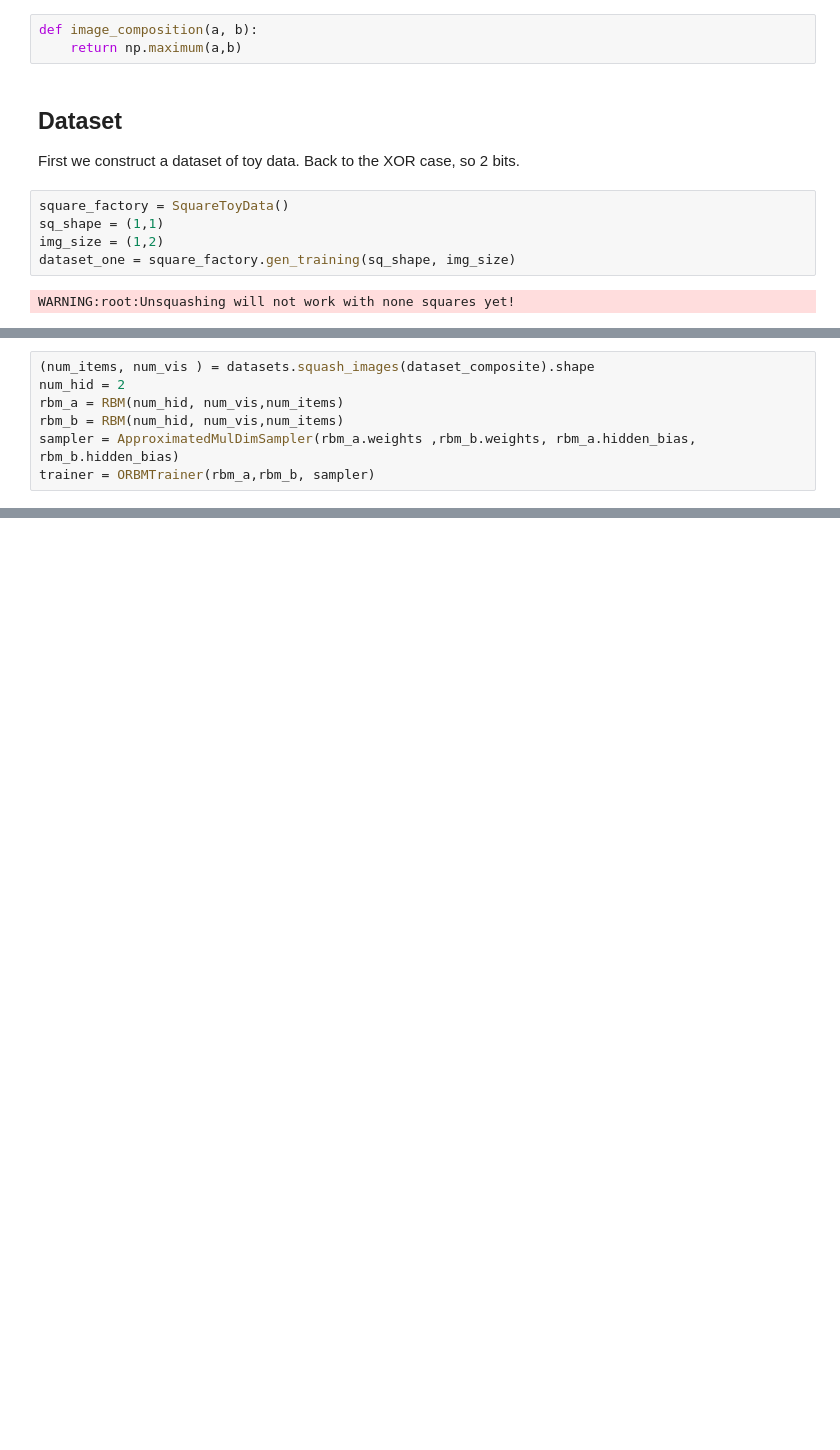
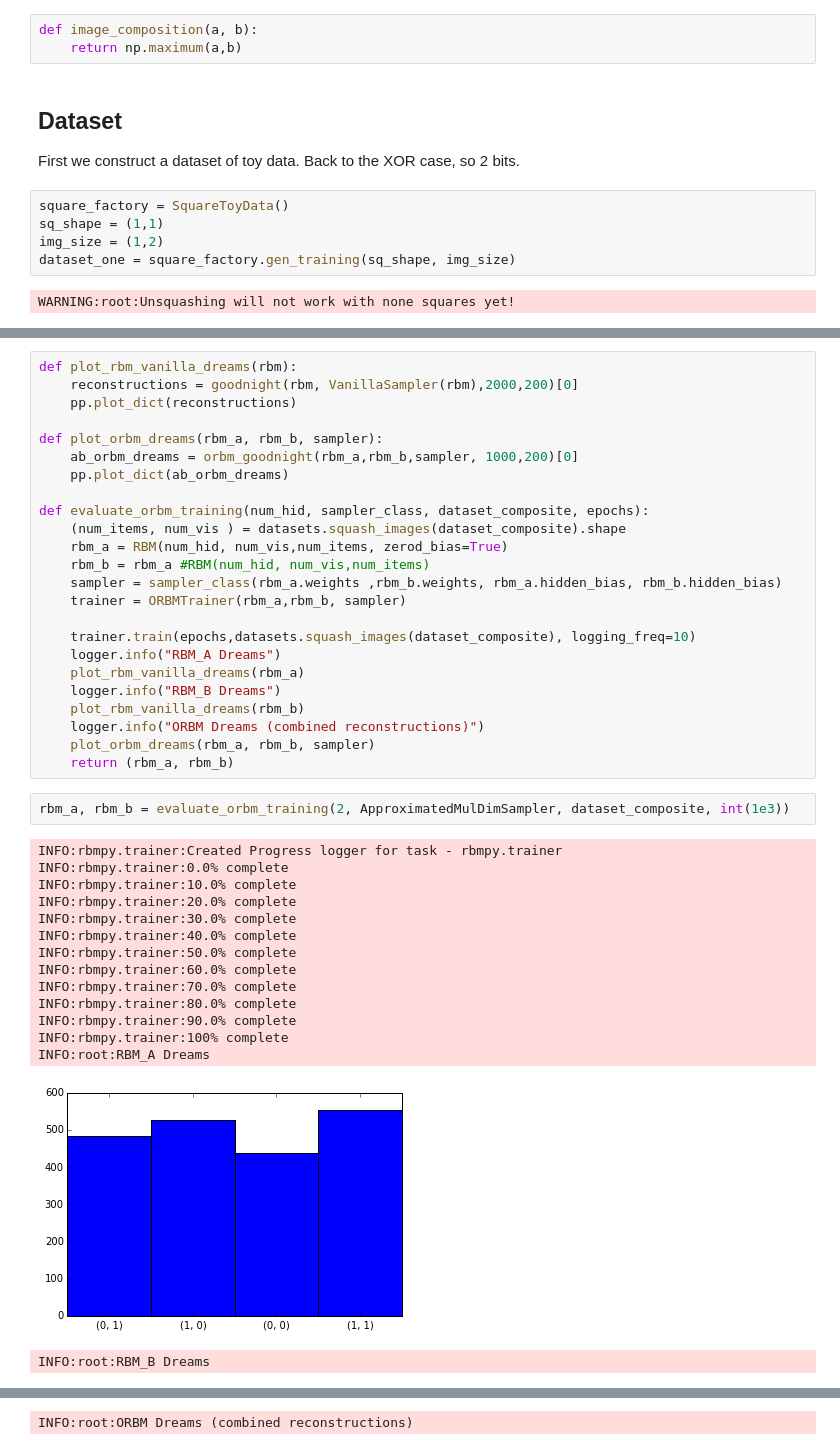
Before and after one commit to garibaldu/multicauseRBM, a Jupyter notebook: Max/ORBM-Training.ipynb, the cells around one changed output, grey strips where cells are left out. Drawn from its saved outputs; the diff is of its cells as text; blank space fills up the shorter version.

```diff
--- a/Max/ORBM-Training.ipynb
+++ b/Max/ORBM-Training.ipynb
@@ -41,7 +43,42 @@ pp.images(dataset_composite, color_range=(0,1))
-# %%
-(num_items, num_vis ) = datasets.squash_images(dataset_composite).shape
-num_hid = 2
-rbm_a = RBM(num_hid, num_vis,num_items)
-rbm_b = RBM(num_hid, num_vis,num_items)
-sampler = ApproximatedMulDimSampler(rbm_a.weights ,rbm_b.weights, rbm_a.hidden_bias, rbm_b.hidden_bias)
-trainer = ORBMTrainer(rbm_a,rbm_b, sampler)
+# %%
+def plot_rbm_vanilla_dreams(rbm):
+    reconstructions = goodnight(rbm, VanillaSampler(rbm),2000,200)[0]
+    pp.plot_dict(reconstructions)
+
+def plot_orbm_dreams(rbm_a, rbm_b, sampler):
+    ab_orbm_dreams = orbm_goodnight(rbm_a,rbm_b,sampler, 1000,200)[0]
+    pp.plot_dict(ab_orbm_dreams)
+
+def evaluate_orbm_training(num_hid, sampler_class, dataset_composite, epochs):
+    (num_items, num_vis ) = datasets.squash_images(dataset_composite).shape
+    rbm_a = RBM(num_hid, num_vis,num_items, zerod_bias=True)
+    rbm_b = rbm_a #RBM(num_hid, num_vis,num_items)
+    sampler = sampler_class(rbm_a.weights ,rbm_b.weights, rbm_a.hidden_bias, rbm_b.hidden_bias)
+    trainer = ORBMTrainer(rbm_a,rbm_b, sampler)
+
+    trainer.train(epochs,datasets.squash_images(dataset_composite), logging_freq=10)
+    logger.info("RBM_A Dreams")
+    plot_rbm_vanilla_dreams(rbm_a)
+    logger.info("RBM_B Dreams")
+    plot_rbm_vanilla_dreams(rbm_b)
+    logger.info("ORBM Dreams (combined reconstructions)")
+    plot_orbm_dreams(rbm_a, rbm_b, sampler)
+    return (rbm_a, rbm_b)
+# %%
+rbm_a, rbm_b = evaluate_orbm_training(2, ApproximatedMulDimSampler, dataset_composite, int(1e3))
+# %% [output]
+INFO:rbmpy.trainer:Created Progress logger for task - rbmpy.trainer
+INFO:rbmpy.trainer:0.0% complete
+INFO:rbmpy.trainer:10.0% complete
+INFO:rbmpy.trainer:20.0% complete
+INFO:rbmpy.trainer:30.0% complete
+INFO:rbmpy.trainer:40.0% complete
+INFO:rbmpy.trainer:50.0% complete
+INFO:rbmpy.trainer:60.0% complete
+INFO:rbmpy.trainer:70.0% complete
+INFO:rbmpy.trainer:80.0% complete
+INFO:rbmpy.trainer:90.0% complete
+INFO:rbmpy.trainer:100% complete
+INFO:root:RBM_A Dreams
+[figure, added]
+INFO:root:RBM_B Dreams
@@ -47,0 +86 @@ trainer = ORBMTrainer(rbm_a,rbm_b, sampler)
+INFO:root:ORBM Dreams (combined reconstructions)
```
Also changed, not shown: parts of 20 cells of this notebook, 4 other files.
